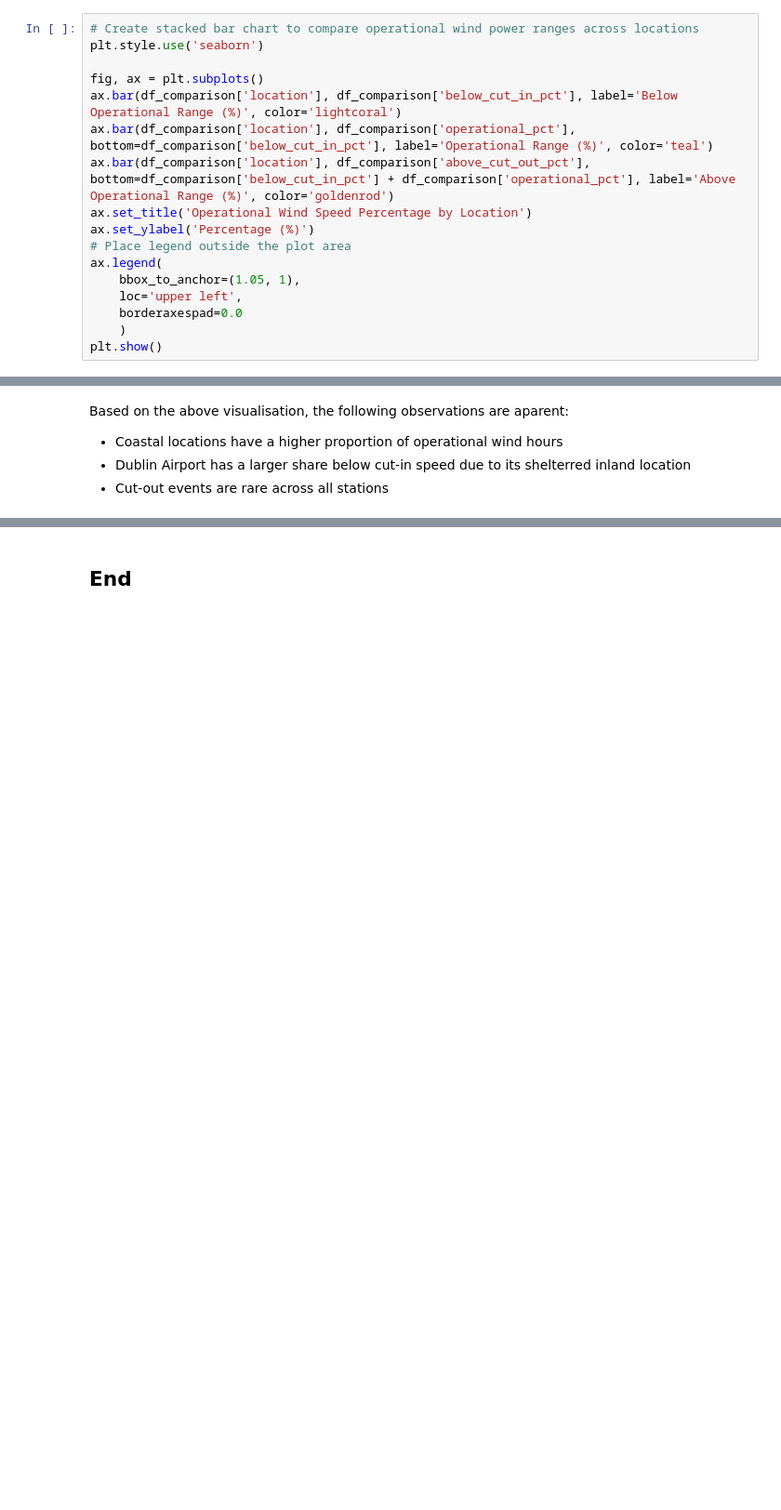
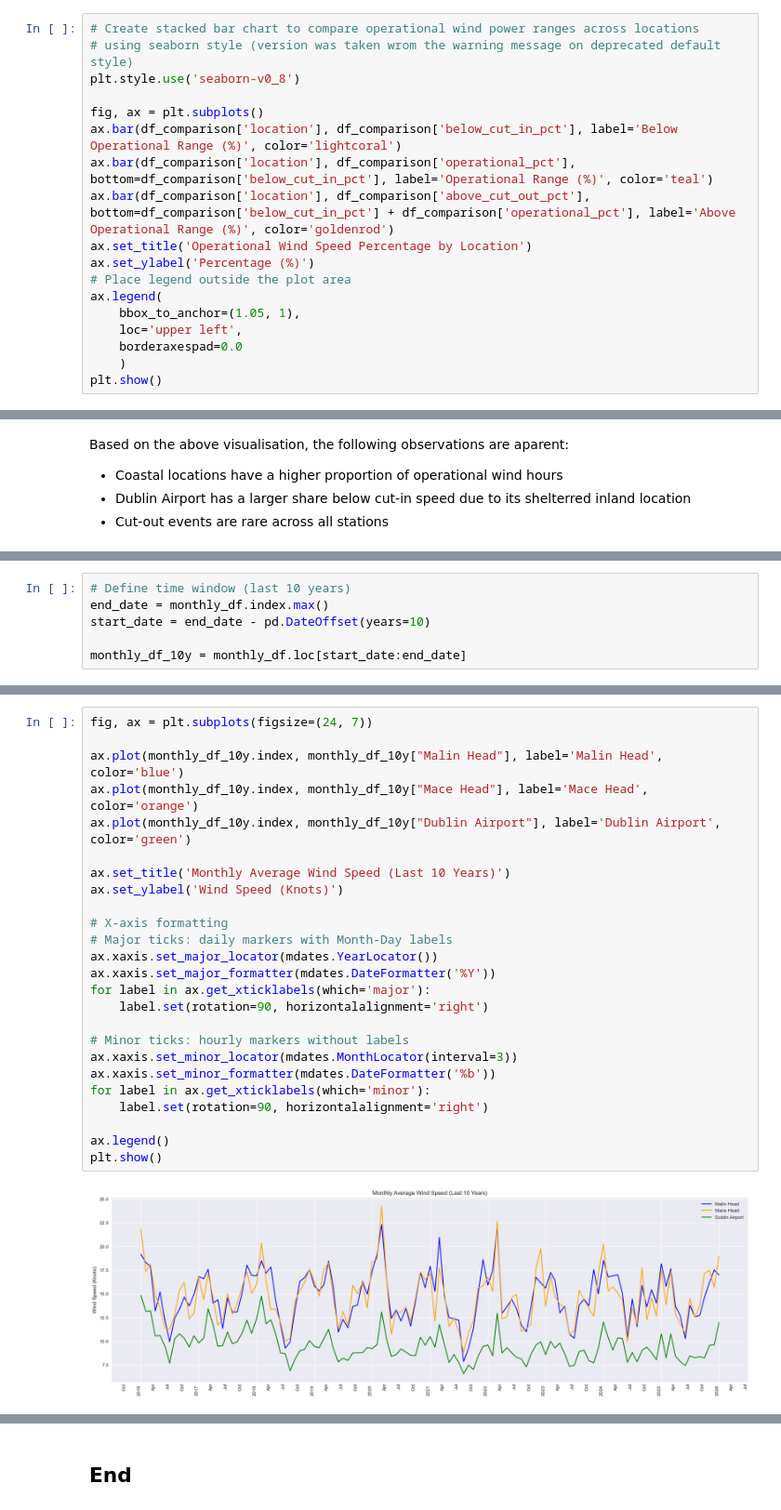
Before and after one commit to Oksyyy/programming-for-data-analytics, a Jupyter notebook: project/wind_anlysis.ipynb, the cells around one changed output, grey strips where cells are left out. Shown at 93% size. Cells and saved outputs as stored; diff of their text form; blank space fills up the shorter version.

```diff
--- a/project/wind_anlysis.ipynb
+++ b/project/wind_anlysis.ipynb
@@ -330,6 +330,7 @@ The stacked bar chart approach is informed by this [Python Charts](https://www.p
 # %%
 # Create stacked bar chart to compare operational wind power ranges across locations
-plt.style.use('seaborn')
+# using seaborn style (version was taken wrom the warning message on deprecated default style)
+plt.style.use('seaborn-v0_8')
 
 fig, ax = plt.subplots()
 ax.bar(df_comparison['location'], df_comparison['below_cut_in_pct'], label='Below Operational Range (%)', color='lightcoral')
@@ -353,0 +401,6 @@ Based on the above visualisation, the following observations are aparent:
+# %%
+# Define time window (last 10 years)
+end_date = monthly_df.index.max()
+start_date = end_date - pd.DateOffset(years=10)
+
+monthly_df_10y = monthly_df.loc[start_date:end_date]
@@ -353,0 +410,27 @@ Based on the above visualisation, the following observations are aparent:
+# %%
+fig, ax = plt.subplots(figsize=(24, 7))
+
+ax.plot(monthly_df_10y.index, monthly_df_10y["Malin Head"], label='Malin Head', color='blue')
+ax.plot(monthly_df_10y.index, monthly_df_10y["Mace Head"], label='Mace Head', color='orange')
+ax.plot(monthly_df_10y.index, monthly_df_10y["Dublin Airport"], label='Dublin Airport', color='green')
+
+ax.set_title('Monthly Average Wind Speed (Last 10 Years)')
+ax.set_ylabel('Wind Speed (Knots)')
+
+# X-axis formatting
+# Major ticks: daily markers with Month-Day labels
+ax.xaxis.set_major_locator(mdates.YearLocator())
+ax.xaxis.set_major_formatter(mdates.DateFormatter('%Y'))
+for label in ax.get_xticklabels(which='major'):
+    label.set(rotation=90, horizontalalignment='right')
+
+# Minor ticks: hourly markers without labels
+ax.xaxis.set_minor_locator(mdates.MonthLocator(interval=3))
+ax.xaxis.set_minor_formatter(mdates.DateFormatter('%b'))
+for label in ax.get_xticklabels(which='minor'):
+    label.set(rotation=90, horizontalalignment='right')
+
+ax.legend()
+plt.show()
+# %% [output]
+[figure, added]
```
Also changed, not shown: parts of 17 cells of this notebook.
